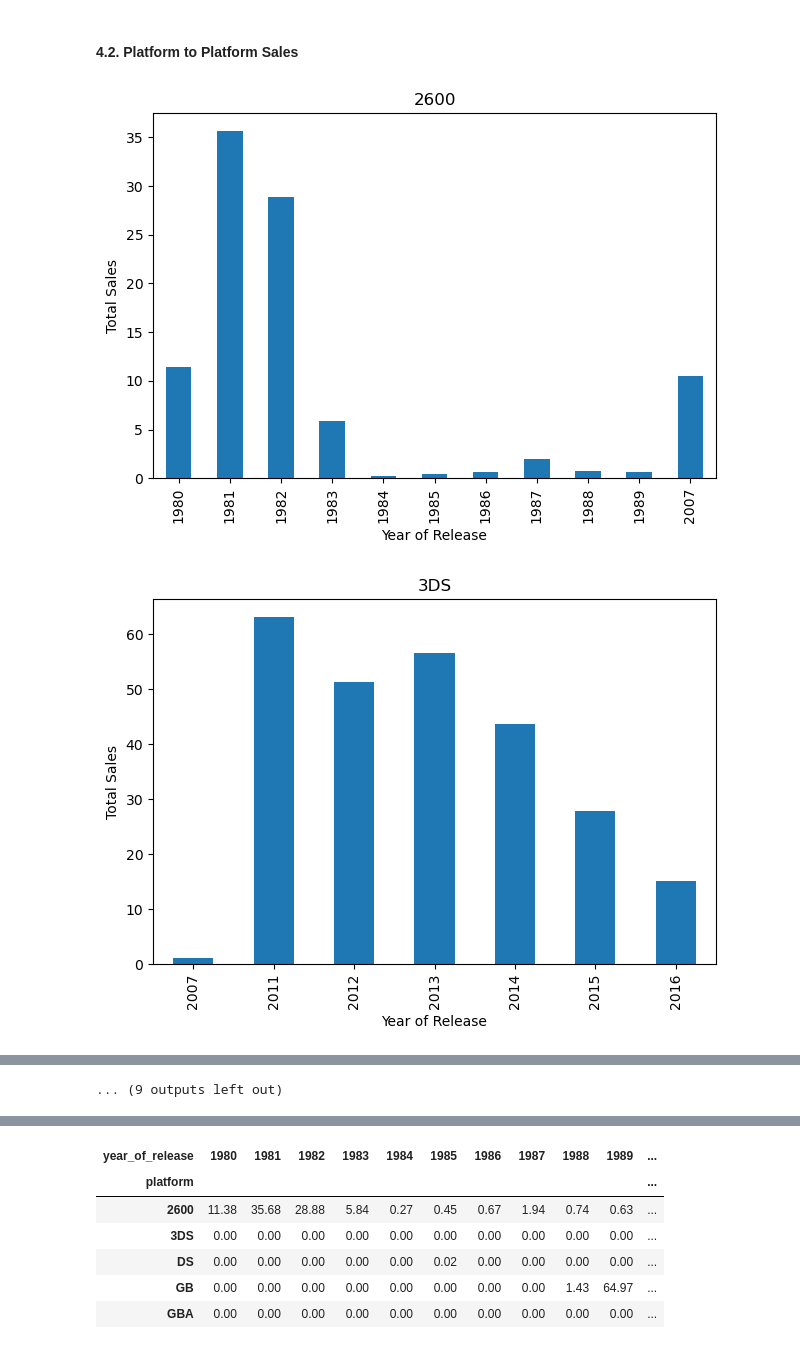
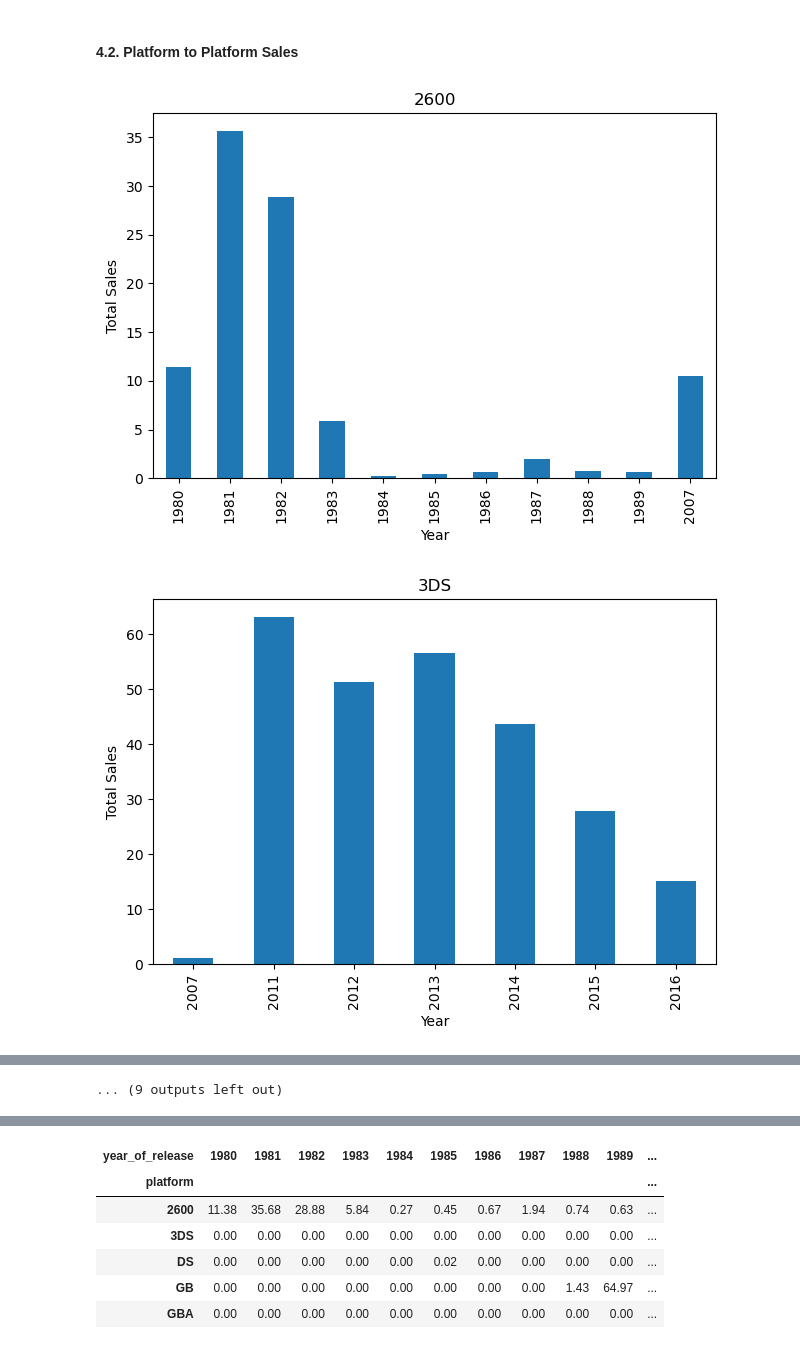
Before and after one commit to mnunezsa95/ds_project_video_game_analysis, a Jupyter notebook: EDA.ipynb, the cells around one changed output, grey strips where cells are left out. Saved outputs shown, nothing was run; the diff lists cells and outputs as text; code cells hidden in the pictures.

```diff
--- a/EDA.ipynb
+++ b/EDA.ipynb
@@ -197,23 +197,26 @@ Name: game_id, dtype: int64
 # %%
 # Grouping data by platform & summing total sales
 platform_sales = games_df.groupby('platform')['total_sales'].sum()
 
 # Filtering out only platforms with over 50 million in sales & creating a list
 platforms_over_50 = platform_sales[platform_sales > 50].index.tolist()
 
 # Filtering out original df to only include platforms that sold over 50 mil
 df_games_filtered = games_df[games_df['platform'].isin(platforms_over_50)]
 
 # Group the filtered DataFrame by 'platform'
 grouped_by_platform = df_games_filtered.groupby('platform')
 
+# Determine total sales grouped platform
+platform_sales = grouped_by_platform['total_sales'].sum().reset_index()
+
 # Plot bar charts by platform
 for platform, group_data in grouped_by_platform:
     group_data.groupby('year_of_release')['total_sales'].sum().plot(kind='bar', title=platform)
-    plt.xlabel('Year of Release')
+    plt.xlabel('Year')
     plt.ylabel('Total Sales')
     plt.tight_layout()
     plt.show()
 # %% [output]
-[figure, old version]
+[figure, new version]
-[figure, old version]
+[figure, new version]
```
Also changed, not shown: parts of 5 cells of this notebook.
